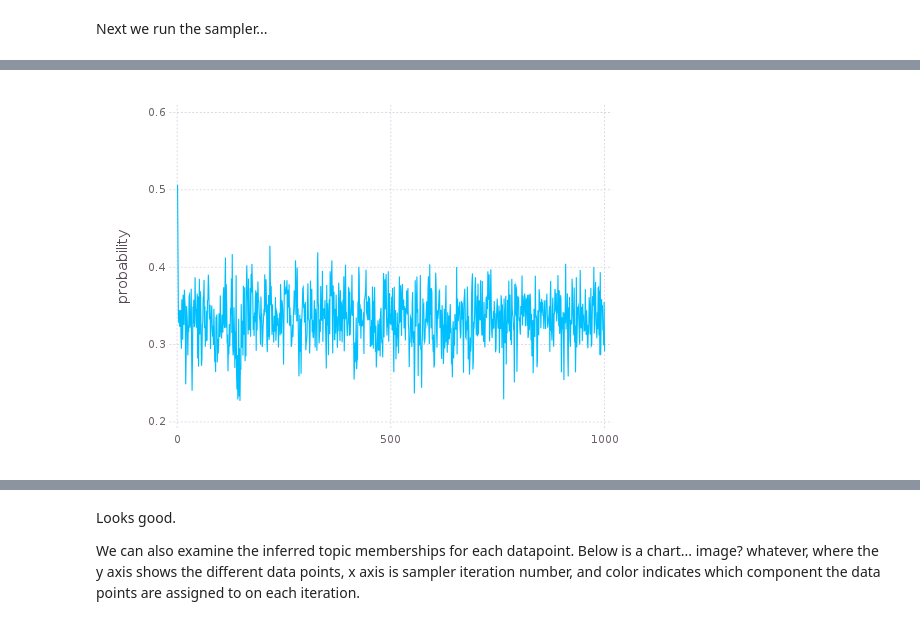
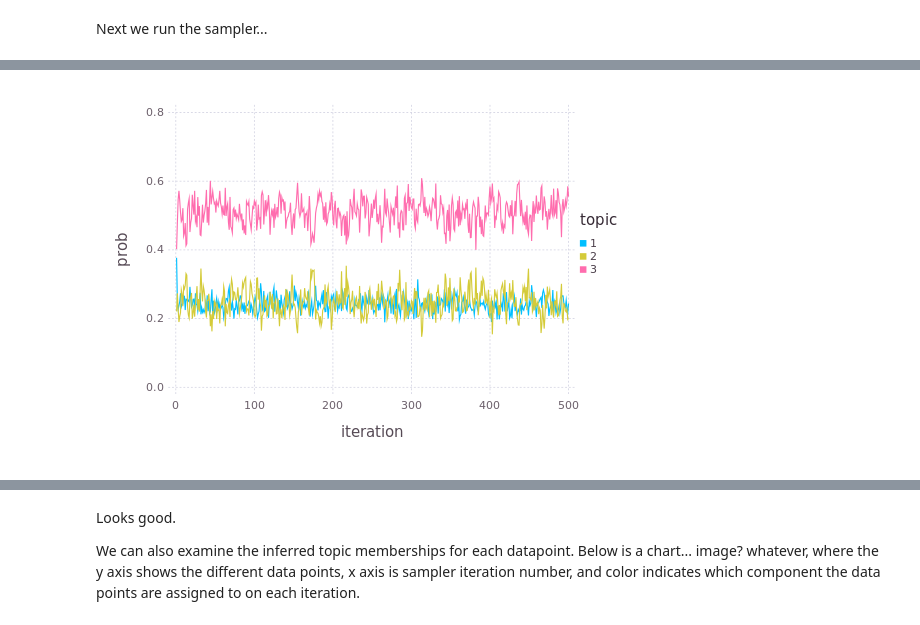
Before and after one commit to thewart/LogisticTopicRegression, a Jupyter notebook: Notebooks/SimpleMixture.ipynb, the cells around one changed output, grey strips where cells are left out. Saved outputs shown, nothing was run; the diff lists cells and outputs as text; code cells hidden in the pictures.

```diff
--- a/Notebooks/SimpleMixture.ipynb
+++ b/Notebooks/SimpleMixture.ipynb
@@ -36,4 +44,7 @@ Since we only have two components, we'll convert the infered component/topic wei
-# %%
-plot(y=logistic(η[1,:]-η[2,:]),Geom.line,Guide.ylabel("probability"))
-# %% [output]
-[figure, removed]
+# %%
+n = length(fit[:τ])
+p = reshape(mapslices(softmax,fit[:η],1),(K,n));
+pdat = DataFrame(prob = p[:],topic=repeat(map(string,1:K),outer=[n]),iteration=repeat(collect(1:n),inner=[K]));
+plot(pdat,y="prob",x="iteration",color="topic",Geom.line)
+# %% [output]
+[figure, added]
```
Also changed, not shown: parts of 8 cells of this notebook, 5 other files.
